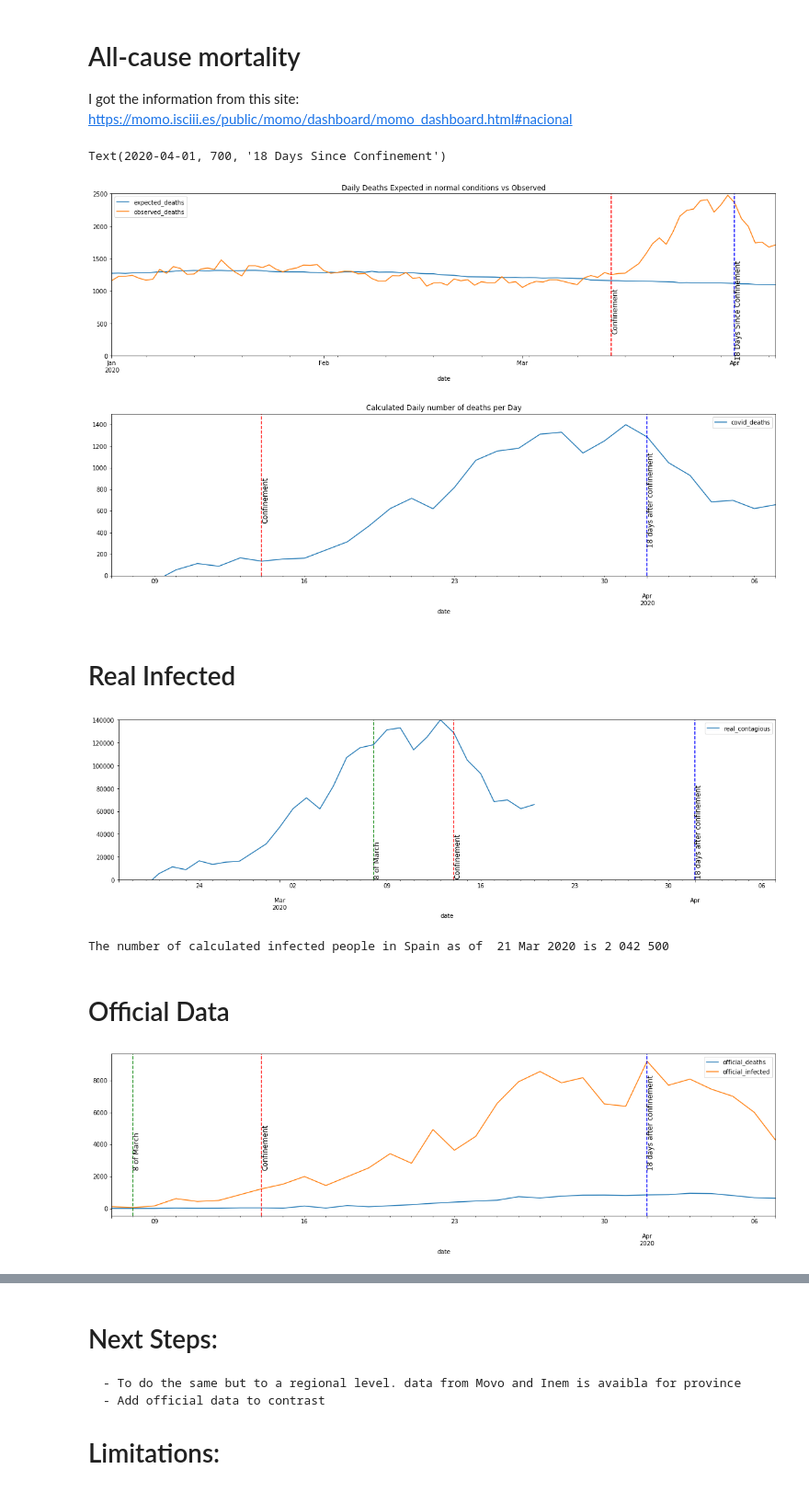
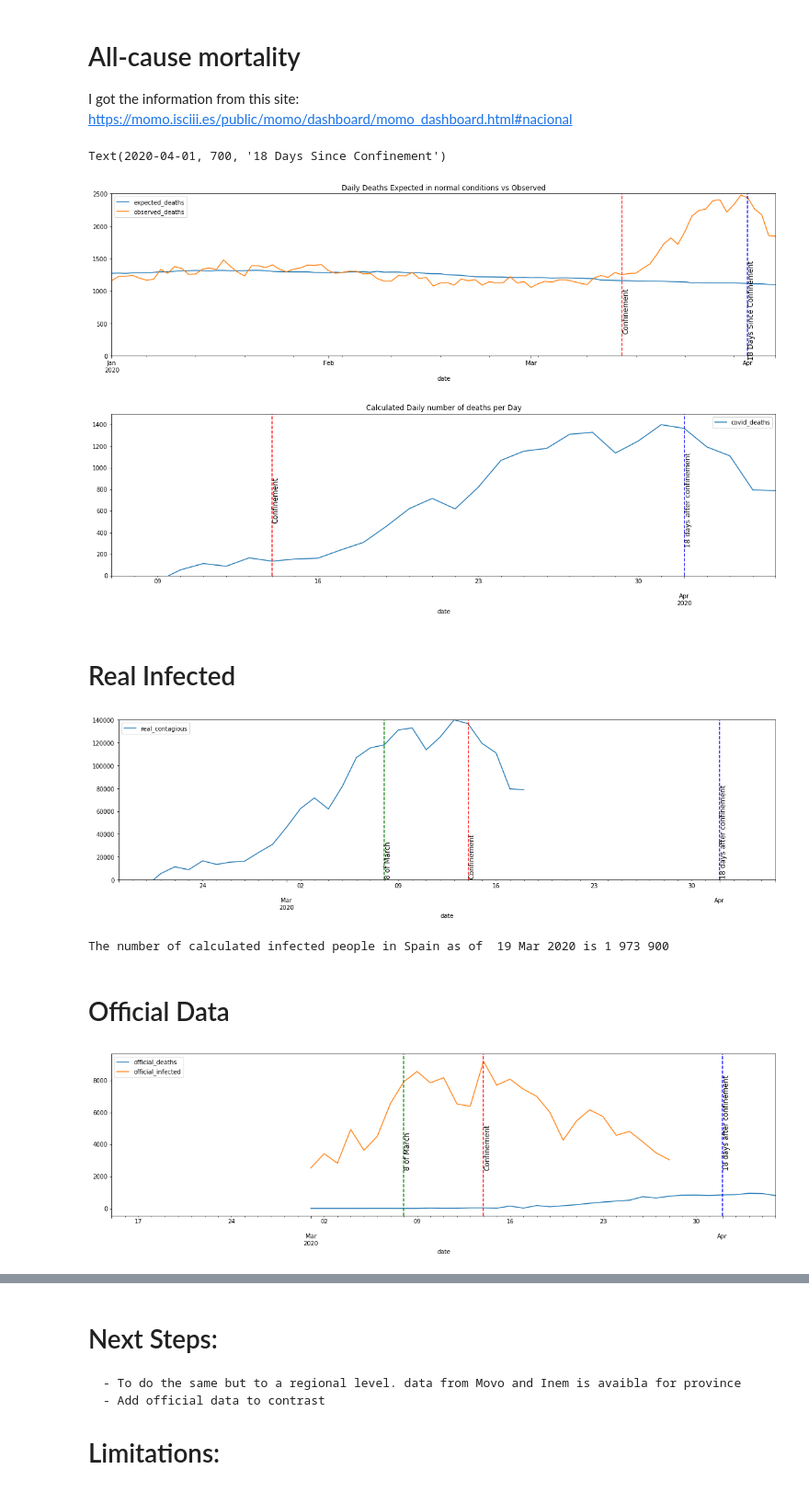
Before and after one commit to camorales197/Real_Numbers_Spain_Covid19, a Jupyter notebook: exploring_spanish_deaths.ipynb, the cells around one changed output, grey strips where cells are left out. Shown at 92% size. Saved outputs shown, nothing was run; the diff lists cells and outputs as text; code cells hidden in the pictures.

Commit message:
plot mixing official with calculated

```diff
--- a/exploring_spanish_deaths.ipynb
+++ b/exploring_spanish_deaths.ipynb
@@ -97,7 +97,7 @@ except:
 
 #Here we remove the last week, since according to the site,
 #info from the last few days is not enterely reliable.
-mortality = mortality.iloc[:-7,:]
+mortality = mortality.iloc[:-10,:]
 
 confinement_date = '2020-03-14'
 eighteen_days_after_confinement = '2020-04-01'
@@ -113,15 +113,15 @@ ax.text(x=eighteen_days_after_confinement,  y=700,s="18 Days Since Confinement",
         rotation=90, verticalalignment='center')
 # %% [output]
 Text(2020-04-01, 700, '18 Days Since Confinement')
-[figure, old version]
+[figure, new version]
 # %%
 #The two lines from the previous graph correlate very well until half march, when they begin to diverge.
 #My hypothesis is that the difference between the number of deaths of both lines is a good aproximation to the real number of deaths caused by covid19
 
 
 mortality["covid_deaths"] = (mortality["observed_deaths"]
-                                    - mortality["expected_deaths"]
-                                     + death_to_discount) # We discount the deaths caused by accidents that should reduce dramatically during the confinement
+                                    - (mortality["expected_deaths"]
+                                    - death_to_discount)) # We discount the deaths caused by accidents that should reduce dramatically during the confinement
 
 
 ax = mortality.plot(x="date", y= ["covid_deaths"], figsize=(20,5), ylim=(0,1500),
@@ -132,7 +132,7 @@ ax.text(x=confinement_date,  y=700,s="Confinement", fontsize=12, rotation=90, ve
 ax.text(x=eighteen_days_after_confinement,  y=700,s="18 days after confinement", fontsize=12,
         rotation=90, verticalalignment='center');
 # %% [output]
-[figure, old version]
+[figure, new version]
 # %% [markdown]
 # Real Infected
 # %%
@@ -156,7 +156,7 @@ ax.text(x=march_8,  y=2500,s="8 of March", fontsize=12, rotation=90);
 mortality["covid_deaths"] = mortality["covid_deaths"]
 mortality["real_contagious"] = mortality["real_contagious"]
 # %% [output]
-[figure, old version]
+[figure, new version]
 # %%
 ## Total Number of Real Infected People
 mortality_2 = mortality[mortality["date"] > '2020-02-20']
@@ -165,7 +165,7 @@ print("The number of calculated infected people in Spain as of ",
       "is",
       '{:,}'.format(int(round(mortality_2["real_contagious"].sum(),0))).replace(',', ' '))
 # %% [output]
-The number of calculated infected people in Spain as of  21 Mar 2020 is 2 042 500
+The number of calculated infected people in Spain as of  19 Mar 2020 is 1 973 900
 # %% [markdown]
 # Official Data
 # %%
@@ -184,19 +184,23 @@ official_data.drop(columns=["countryterritoryCode", "popData2018","dateRep", "da
 official_data.rename(columns={"deaths": "official_deaths", "cases": "official_infected"}, inplace=True)
 
 official_data.sort_values(by="date", inplace=True)
+
+official_data["official_infected"] = official_data["official_infected"].shift(periods=-18, fill_value=None)
+
+
 official_data = official_data[official_data["date"] > "2020-02-29"]
 # %%
 #Here we plot the official data about deaths
 ax = official_data.plot(x="date",
                         y= ["official_deaths", "official_infected"],
                         figsize=(20,5),
-                        xlim = ('2020-03-07', max(mortality["date"]))
+                        xlim = ('2020-02-15', max(mortality["date"]))
                        )
 ax.axvline(confinement_date, color='red', linestyle='--') # red line for the beginning of the confinement
 ax.axvline(eighteen_days_after_confinement, color='b', linestyle='--') # blue line for the beginning of the effects from the confinement
 ax.axvline(march_8, color='g', linestyle='--') # blue line for the beginning of the effects from the confinement
 ax.text(x=confinement_date,  y=2500,s="Confinement", fontsize=12, rotation=90)
 ax.text(x=eighteen_days_after_confinement,  y=2500,s="18 days after confinement", fontsize=12, rotation=90)
 ax.text(x=march_8,  y=2500,s="8 of March", fontsize=12, rotation=90);
 # %% [output]
-[figure, old version]
+[figure, new version]
```
Also changed, not shown: parts of 7 cells of this notebook.
